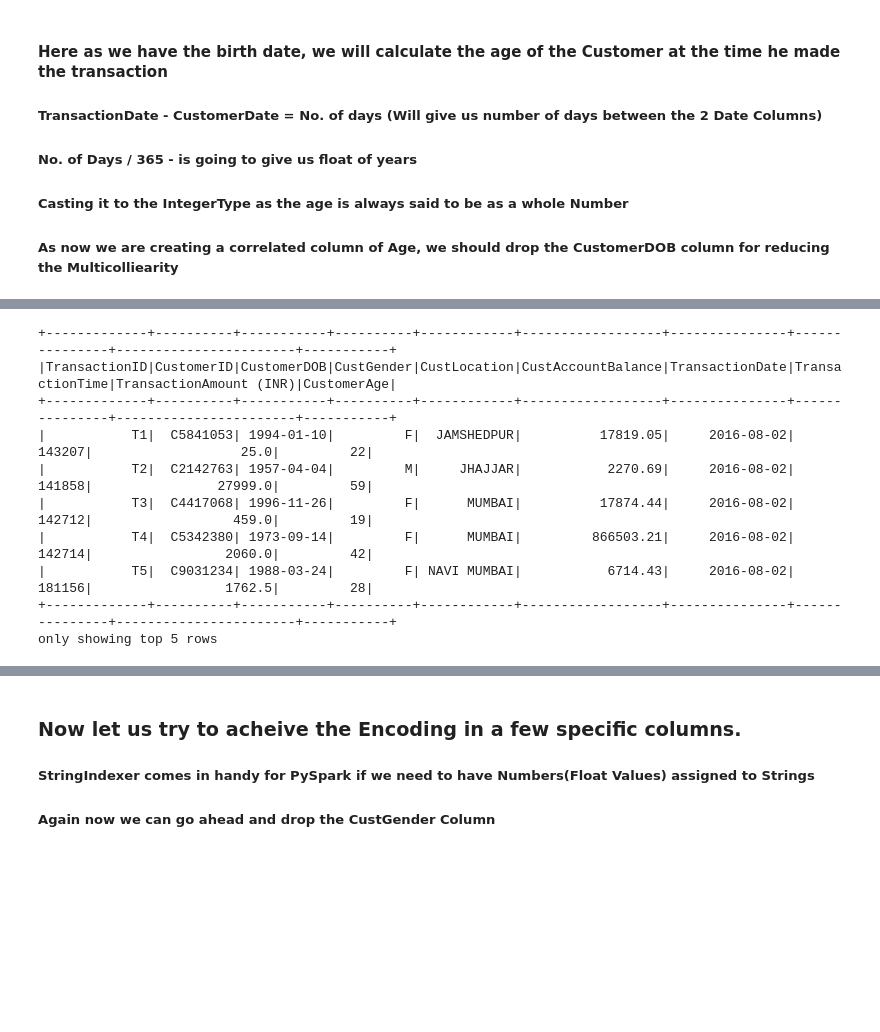
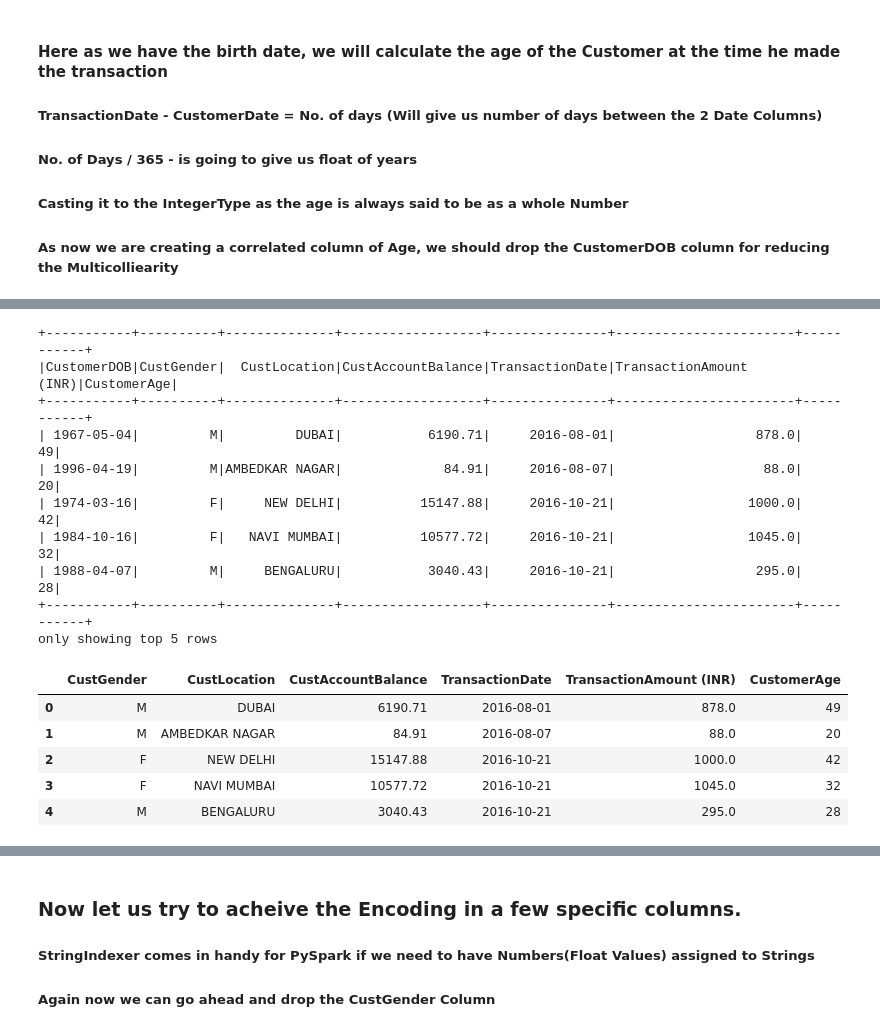
Before and after one commit to DSPiyush/BankCustomerSegmentation, a Jupyter notebook: Proejct_iter_1.ipynb, the cells around one changed output, grey strips where cells are left out. Saved outputs shown, nothing was run; the diff lists cells and outputs as text; code cells hidden in the pictures; blank space fills up the shorter version.

```diff
--- a/Proejct_iter_1.ipynb
+++ b/Proejct_iter_1.ipynb
@@ -94,0 +237,4 @@ null_counts.show()
+# %%
+mode_result = sdf_cleaned.groupBy("CustGender").count().orderBy(col("count").desc()).first()
+mode_CustGender = mode_result["CustGender"]
+sdf_cleaned = sdf_cleaned.fillna({"CustGender": mode_CustGender}) # Fill null values with the mode
@@ -94,0 +249,4 @@ null_counts.show()
+# %%
+mode_result_2 = sdf_cleaned.groupBy("CustLocation").count().orderBy(col("count").desc()).first()
+mode_CustLocation = mode_result_2["CustLocation"]
+sdf_cleaned = sdf_cleaned.fillna({"CustLocation": mode_CustLocation}) # Fill null values with the mode
@@ -112,3 +284 @@ Shape after dropping the na values : (985322,9)
 only showing top 5 rows
-# %%
-sdf_cleaned=sdf
@@ -121,16 +313,16 @@ sdf_cleaned=sdf
 # %%
-sdf = sdf.withColumn('CustomerAge', datediff('TransactionDate','CustomerDOB')/365)
-sdf = sdf.withColumn('CustomerAge', col('CustomerAge').cast(IntegerType()))
-sdf.show(5)
-sdf = sdf.drop("CustomerDOB")
+sdf_cleaned = sdf_cleaned.withColumn('CustomerAge', datediff('TransactionDate','CustomerDOB')/365)
+sdf_cleaned = sdf_cleaned.withColumn('CustomerAge', col('CustomerAge').cast(IntegerType()))
+sdf_cleaned.show(5)
+sdf_cleaned = sdf_cleaned.drop("CustomerDOB")
 # %% [output]
-+-------------+----------+-----------+----------+------------+------------------+---------------+---------------+-----------------------+-----------+
-|TransactionID|CustomerID|CustomerDOB|CustGender|CustLocation|CustAccountBalance|TransactionDate|TransactionTime|TransactionAmount (INR)|CustomerAge|
-+-------------+----------+-----------+----------+------------+------------------+---------------+---------------+-----------------------+-----------+
-|           T1|  C5841053| 1994-01-10|         F|  JAMSHEDPUR|          17819.05|     2016-08-02|         143207|                   25.0|         22|
-|           T2|  C2142763| 1957-04-04|         M|     JHAJJAR|           2270.69|     2016-08-02|         141858|                27999.0|         59|
-|           T3|  C4417068| 1996-11-26|         F|      MUMBAI|          17874.44|     2016-08-02|         142712|                  459.0|         19|
-|           T4|  C5342380| 1973-09-14|         F|      MUMBAI|         866503.21|     2016-08-02|         142714|                 2060.0|         42|
-|           T5|  C9031234| 1988-03-24|         F| NAVI MUMBAI|           6714.43|     2016-08-02|         181156|                 1762.5|         28|
-+-------------+----------+-----------+----------+------------+------------------+---------------+---------------+-----------------------+-----------+
++-----------+----------+--------------+------------------+---------------+-----------------------+-----------+
+|CustomerDOB|CustGender|  CustLocation|CustAccountBalance|TransactionDate|TransactionAmount (INR)|CustomerAge|
++-----------+----------+--------------+------------------+---------------+-----------------------+-----------+
+| 1967-05-04|         M|         DUBAI|           6190.71|     2016-08-01|                  878.0|         49|
+| 1996-04-19|         M|AMBEDKAR NAGAR|             84.91|     2016-08-07|                   88.0|         20|
+| 1974-03-16|         F|     NEW DELHI|          15147.88|     2016-10-21|                 1000.0|         42|
+| 1984-10-16|         F|   NAVI MUMBAI|          10577.72|     2016-10-21|                 1045.0|         32|
+| 1988-04-07|         M|     BENGALURU|           3040.43|     2016-10-21|                  295.0|         28|
++-----------+----------+--------------+------------------+---------------+-----------------------+-----------+
 only showing top 5 rows
@@ -136,0 +331,10 @@ only showing top 5 rows
+# %%
+df = sdf_cleaned.toPandas()
+df.head()
+# %% [output]
+|  | CustGender | CustLocation | CustAccountBalance | TransactionDate | TransactionAmount (INR) | CustomerAge |
+| 0 | M | DUBAI | 6190.71 | 2016-08-01 | 878.0 | 49 |
+| 1 | M | AMBEDKAR NAGAR | 84.91 | 2016-08-07 | 88.0 | 20 |
+| 2 | F | NEW DELHI | 15147.88 | 2016-10-21 | 1000.0 | 42 |
+| 3 | F | NAVI MUMBAI | 10577.72 | 2016-10-21 | 1045.0 | 32 |
+| 4 | M | BENGALURU | 3040.43 | 2016-10-21 | 295.0 | 28 |
```
Also changed, not shown: parts of 65 cells of this notebook, 1 other file.
